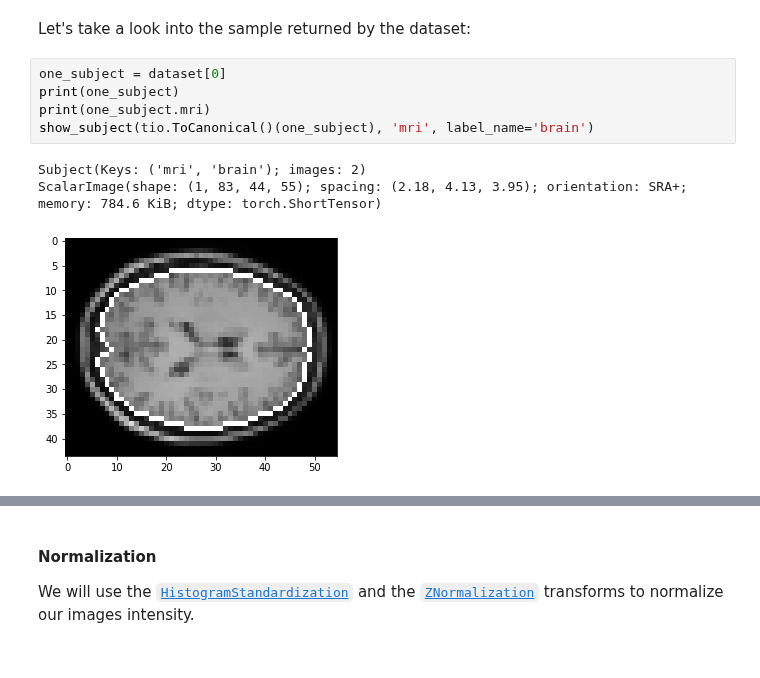
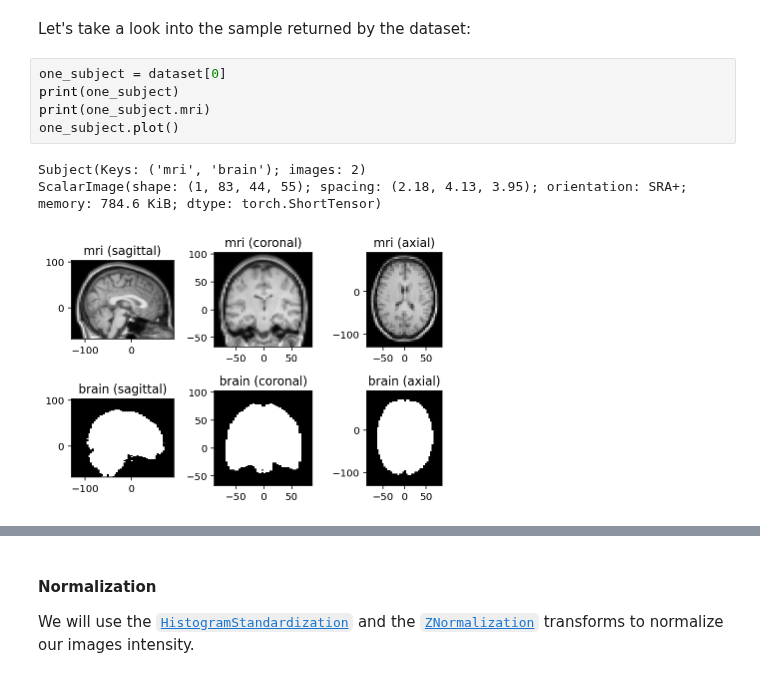
Before and after one commit to fepegar/torchio-notebooks, a Jupyter notebook: notebooks/TorchIO_tutorial.ipynb, the cells around one changed output, grey strips where cells are left out. Saved outputs shown, nothing was run; the diff lists cells and outputs as text.

```diff
--- a/notebooks/TorchIO_tutorial.ipynb
+++ b/notebooks/TorchIO_tutorial.ipynb
@@ -146,12 +148,12 @@ Let's take a look into the sample returned by the dataset:
 # %%
 one_subject = dataset[0]
 print(one_subject)
 print(one_subject.mri)
-show_subject(tio.ToCanonical()(one_subject), 'mri', label_name='brain')
+one_subject.plot()
 # %% [output]
 Subject(Keys: ('mri', 'brain'); images: 2)
 ScalarImage(shape: (1, 83, 44, 55); spacing: (2.18, 4.13, 3.95); orientation: SRA+; memory: 784.6 KiB; dtype: torch.ShortTensor)
-[figure, old version]
+[figure, new version]
 # %% [markdown]
 ## [Transforms](https://torchio.readthedocs.io/transforms/transforms.html#transforms)
 
```
Also changed, not shown: parts of 26 cells of this notebook.
